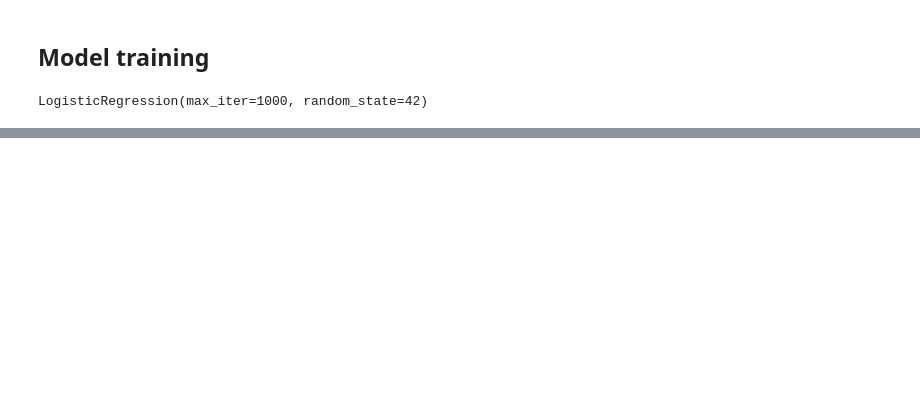
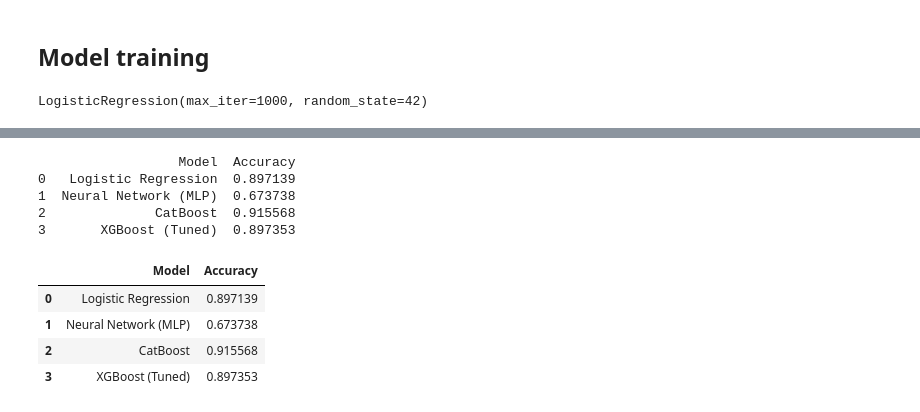
Before and after one commit to avirni5259/medical-no-show, a Jupyter notebook: Project.ipynb, the cells around one changed output, grey strips where cells are left out. Drawn from its saved outputs; the diff is of its cells as text; code cells hidden in the pictures; blank space fills up the shorter version.

```diff
--- a/Project.ipynb
+++ b/Project.ipynb
@@ -510,0 +571,31 @@ Confusion Matrix:
+# %%
+# --- Hyperparameter tuning for XGBoost (reduced grid) ---
+from sklearn.model_selection import GridSearchCV
+from xgboost import XGBClassifier
+
+param_grid = {
+    'n_estimators': [500, 1000],
+    'learning_rate': [0.01, 0.05],
+    'max_depth': [4, 6],
+    'subsample': [0.8],
+    'colsample_bytree': [0.8]
+}
+
+xgb_tune = XGBClassifier(
+    objective='binary:logistic',
+    eval_metric='auc',
+    random_state=42,
+    n_jobs=-1
+)
+
+grid_search = GridSearchCV(
+    estimator=xgb_tune,
+    param_grid=param_grid,
+    scoring='accuracy',
+    cv=3,
+    verbose=2
+)
+grid_search.fit(X_train, y_train)
+
+best_xgb = grid_search.best_estimator_
+y_pred_xgb = best_xgb.predict(X_test)
@@ -510,0 +620,21 @@ Confusion Matrix:
+# %%
+# --- Collect model accuracies and create a DataFrame ---
+accuracies = {}
+accuracies['Logistic Regression'] = accuracy_score(y_test, y_pred)
+accuracies['Neural Network (MLP)'] = accuracy_score(y_test, y_pred_nn)
+accuracies['CatBoost'] = accuracy_score(y_test, y_pred_cat)
+accuracies['XGBoost (Tuned)'] = accuracy_score(y_test, y_pred_xgb)
+acc_df = pd.DataFrame(list(accuracies.items()), columns=['Model', 'Accuracy'])
+print(acc_df)
+acc_df
+# %% [output]
+                  Model  Accuracy
+0   Logistic Regression  0.897139
+1  Neural Network (MLP)  0.673738
+2              CatBoost  0.915568
+3       XGBoost (Tuned)  0.897353
+|  | Model | Accuracy |
+| 0 | Logistic Regression | 0.897139 |
+| 1 | Neural Network (MLP) | 0.673738 |
+| 2 | CatBoost | 0.915568 |
+| 3 | XGBoost (Tuned) | 0.897353 |
```
Also changed, not shown: parts of 12 cells of this notebook, 8 other files.
